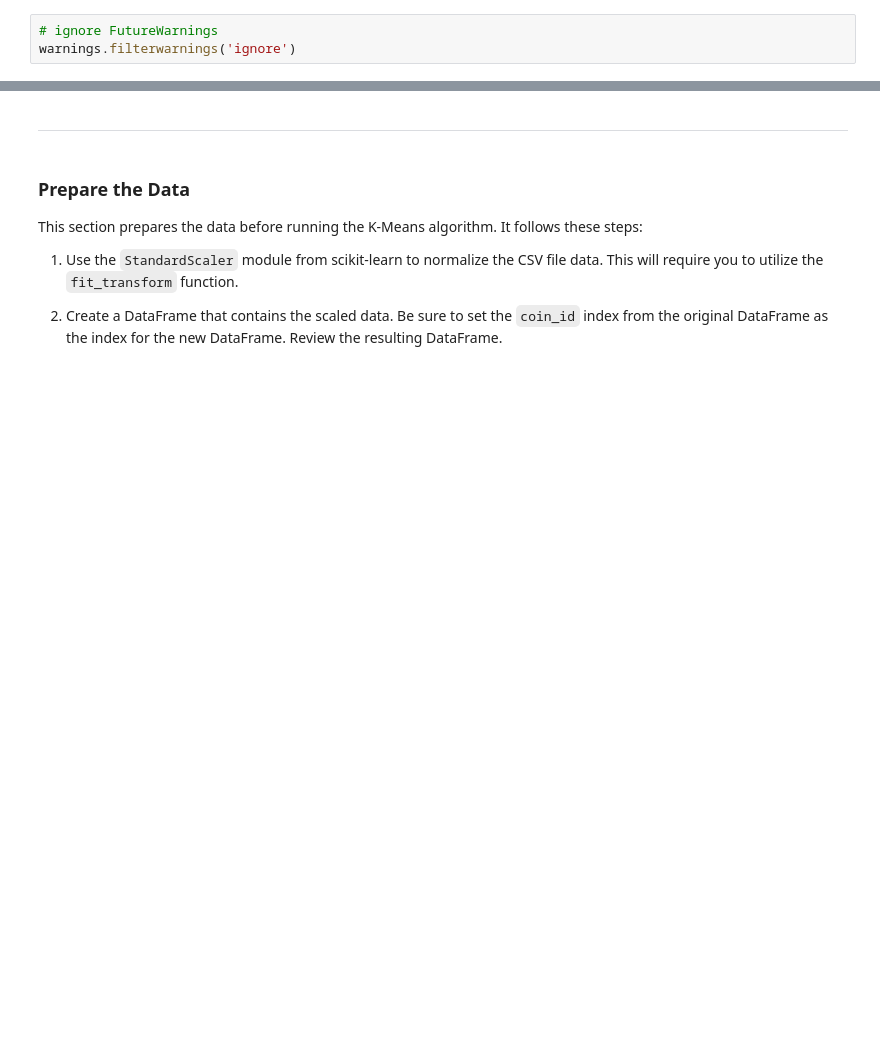
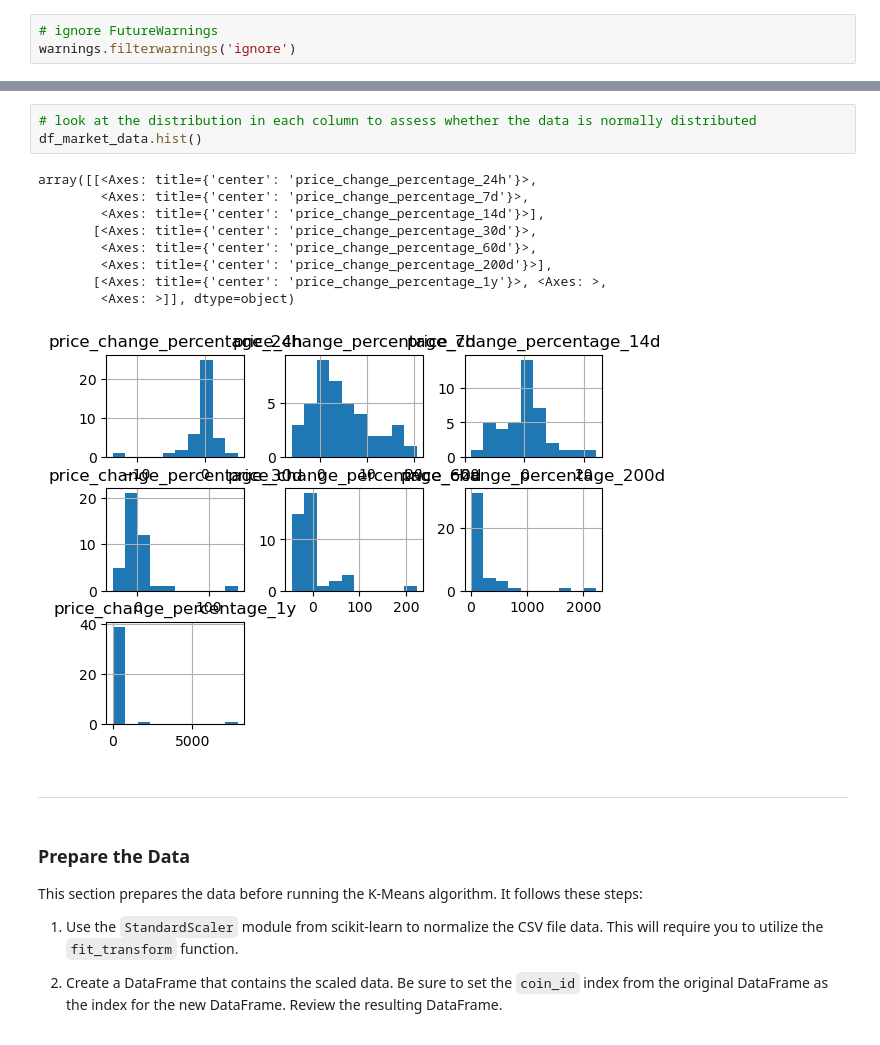
Before and after one commit to seshouan/Project-Crypto_Analysis, a Jupyter notebook: crypto_investments.ipynb, the cells around one changed output, grey strips where cells are left out. Cells and saved outputs as stored; diff of their text form; blank space fills up the shorter version.

Commit message:
added data analysis (info() and hist())

```diff
--- a/crypto_investments.ipynb
+++ b/crypto_investments.ipynb
@@ -86,3 +107,16 @@ df_market_data.hvplot.line(
+# %%
+# look at the distribution in each column to assess whether the data is normally distributed
+df_market_data.hist()
+# %% [output]
+array([[<Axes: title={'center': 'price_change_percentage_24h'}>,
+        <Axes: title={'center': 'price_change_percentage_7d'}>,
+        <Axes: title={'center': 'price_change_percentage_14d'}>],
+       [<Axes: title={'center': 'price_change_percentage_30d'}>,
+        <Axes: title={'center': 'price_change_percentage_60d'}>,
+        <Axes: title={'center': 'price_change_percentage_200d'}>],
+       [<Axes: title={'center': 'price_change_percentage_1y'}>, <Axes: >,
+        <Axes: >]], dtype=object)
+[figure, added]
 # %% [markdown]
 ---
 # %% [markdown]
```
Also changed, not shown: parts of 4 cells of this notebook.
